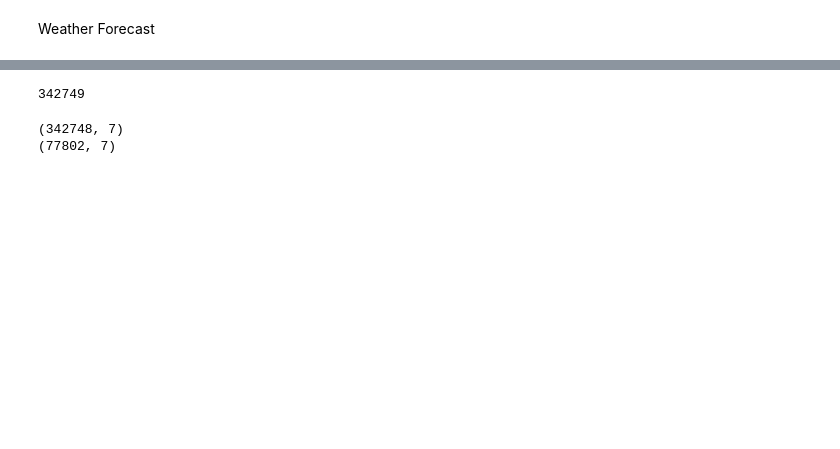
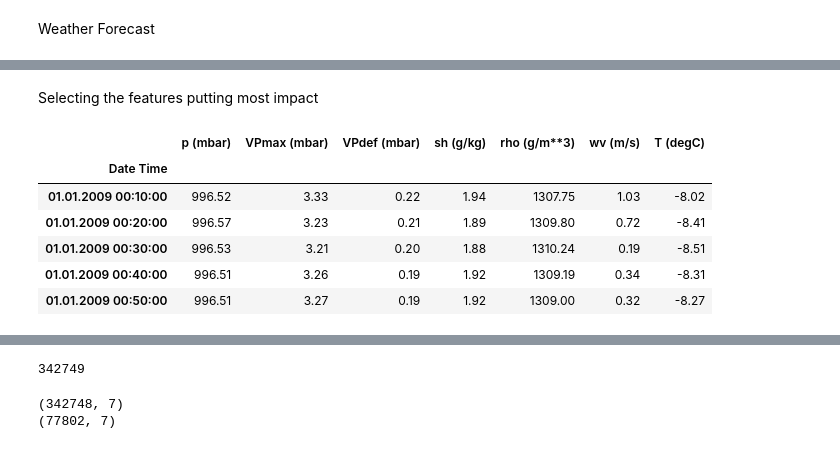
Before and after one commit to amandatta16/WeatherPrediction, a Jupyter notebook: WeatherForecast.ipynb, the cells around one changed output, grey strips where cells are left out. Saved outputs shown, nothing was run; the diff lists cells and outputs as text; code cells hidden in the pictures; blank space fills up the shorter version.

```diff
--- a/WeatherForecast.ipynb
+++ b/WeatherForecast.ipynb
@@ -88,0 +57,16 @@ Scale data using minmaxscaler
+# %% [markdown]
+Selecting the features putting most impact
+# %%
+
+input_features = [i for i in od]
+features = df[input_features]
+features.index = df["Date Time"]
+features.head()
+# %% [output]
+|  | p (mbar) | VPmax (mbar) | VPdef (mbar) | sh (g/kg) | rho (g/m**3) | wv (m/s) | T (degC) |
+| Date Time |  |  |  |  |  |  |  |
+| 01.01.2009 00:10:00 | 996.52 | 3.33 | 0.22 | 1.94 | 1307.75 | 1.03 | -8.02 |
+| 01.01.2009 00:20:00 | 996.57 | 3.23 | 0.21 | 1.89 | 1309.80 | 0.72 | -8.41 |
+| 01.01.2009 00:30:00 | 996.53 | 3.21 | 0.20 | 1.88 | 1310.24 | 0.19 | -8.51 |
+| 01.01.2009 00:40:00 | 996.51 | 3.26 | 0.19 | 1.92 | 1309.19 | 0.34 | -8.31 |
+| 01.01.2009 00:50:00 | 996.51 | 3.27 | 0.19 | 1.92 | 1309.00 | 0.32 | -8.27 |
```
Also changed, not shown: parts of 29 cells of this notebook.
